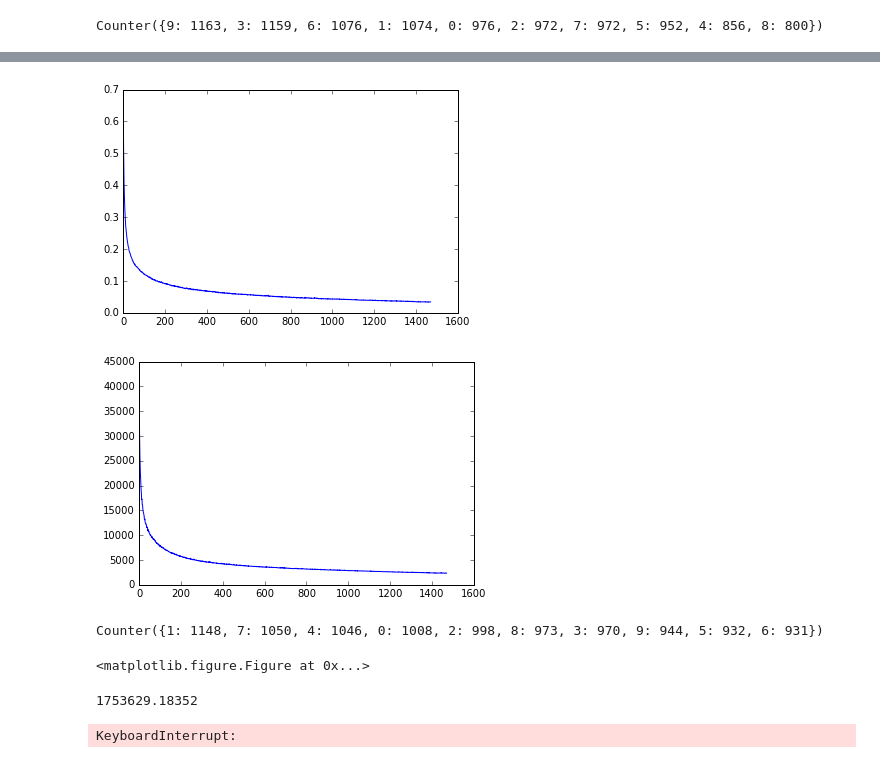
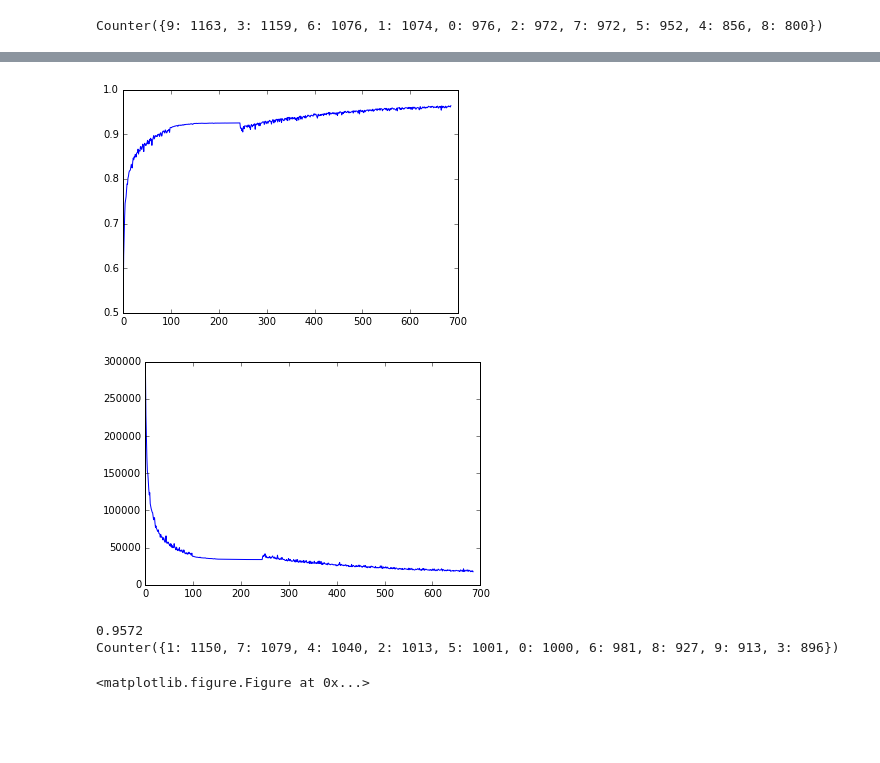
Before and after one commit to HongKit/Neural-Network-Digit-Classifier, a Jupyter notebook: HW6.ipynb, the cells around one changed output, grey strips where cells are left out. Drawn from its saved outputs; the diff is of its cells as text; code cells hidden in the pictures; blank space fills up the shorter version.

```diff
--- a/HW6.ipynb
+++ b/HW6.ipynb
@@ -281,11 +280,11 @@ import matplotlib.pyplot as plt
 import time
 
 startTime = time.clock()
-NN2 = NeuralNet(X, y, costFN = cross_entropy_cost, learning_rate = 0.00005)
+NN2 = NeuralNet(X, y, costFN = cross_entropy_cost, learning_rate = 0.01)
 print(NN2.costFunction())
 NN2.train()
 print(NN2.costFunction())
-plt.plot(NN2.valid_err)
+plt.plot(1-np.array(NN2.valid_err))
 plt.show()
 plt.clf()
 plt.plot(NN2.J)
@@ -496,0 +437,15 @@ Training finished in 6123.934778271165 seconds
+# %%
+NNM4 = NeuralNetMax(X, y, costFN = cross_entropy_cost)
+NNM4.V = NNM3.V
+NNM4.W = NNM3.W
+NNM4.J = NNM3.J
+NNM4.train_err = NNM3.train_err
+
+startTime = time.clock()
+print(NNM4.costFunction())
+NNM4.train()
+print(NNM4.costFunction())
+endTime = time.clock()
+print("Training finished in {} seconds".format(endTime-startTime))
+with open('NNM4.pickle', 'wb') as f:
+    pickle.dump(NNM4, f, pickle.HIGHEST_PROTOCOL)
@@ -496,0 +456,11 @@ Training finished in 6123.934778271165 seconds
+# %%
+startTime = time.clock()
+print(NNM4.costFunction())
+for i in range(3):
+    NNM4.train()
+    print(i)
+print(NNM4.costFunction())
+endTime = time.clock()
+print("Training finished in {} seconds".format(endTime-startTime))
+with open('NNM4.pickle', 'wb') as f:
+    pickle.dump(NNM4, f, pickle.HIGHEST_PROTOCOL)
@@ -497,43 +481,27 @@ Training finished in 6123.934778271165 seconds
 # %%
 import csv
 from collections import Counter
 
-plt.plot(NNM.train_err)
+plt.plot(1-np.array(NNM4.train_err))
 plt.show()
 plt.clf()
 
-plt.plot(NNM.J)
+plt.plot(NNM4.J)
 plt.show()
 plt.clf()
 
-predictions = NNM.predict(test_img)
+print(1-NNM4.training_error())
+
+predictions = NNM4.predict(test_img)
 print(Counter(predictions))
-with open('digit-results-MAX.csv', 'w', newline='') as csvfile:
+with open('digit-results-MAX4.csv', 'w', newline='') as csvfile:
     spamwriter = csv.writer(csvfile, delimiter=',')
     spamwriter.writerow(['Id'] + ['Category'])
     for i in range(len(predictions)):
         spamwriter.writerow([i+1, predictions[i]])
 # %% [output]
-[figure, old version]
+[figure, new version]
-[figure, old version]
+[figure, new version]
-Counter({1: 1148, 7: 1050, 4: 1046, 0: 1008, 2: 998, 8: 973, 3: 970, 9: 944, 5: 932, 6: 931})
+0.9572
+Counter({1: 1150, 7: 1079, 4: 1040, 2: 1013, 5: 1001, 0: 1000, 6: 981, 8: 927, 9: 913, 3: 896})
 <matplotlib.figure.Figure at 0x...>
-# %%
-get_ipython().magic(u'matplotlib inline')
-import matplotlib.pyplot as plt
-import pickle
-import time
-
-NNM2 = NeuralNetMax(X, y, costFN = cross_entropy_cost, learning_rate = 0.00005)
-startTime = time.clock()
-print(NNM2.costFunction())
-NNM2.train()
-print(NNM2.costFunction())
-endTime = time.clock()
-print("Training finished in {} seconds".format(endTime-startTime))
-with open('NNM2.pickle', 'wb') as f:
-    # Pickle the 'data' dictionary using the highest protocol available.
-    pickle.dump(NNM2, f, pickle.HIGHEST_PROTOCOL)
-# %% [output]
-1753629.18352
-KeyboardInterrupt:
```
Also changed, not shown: parts of 12 cells of this notebook.
